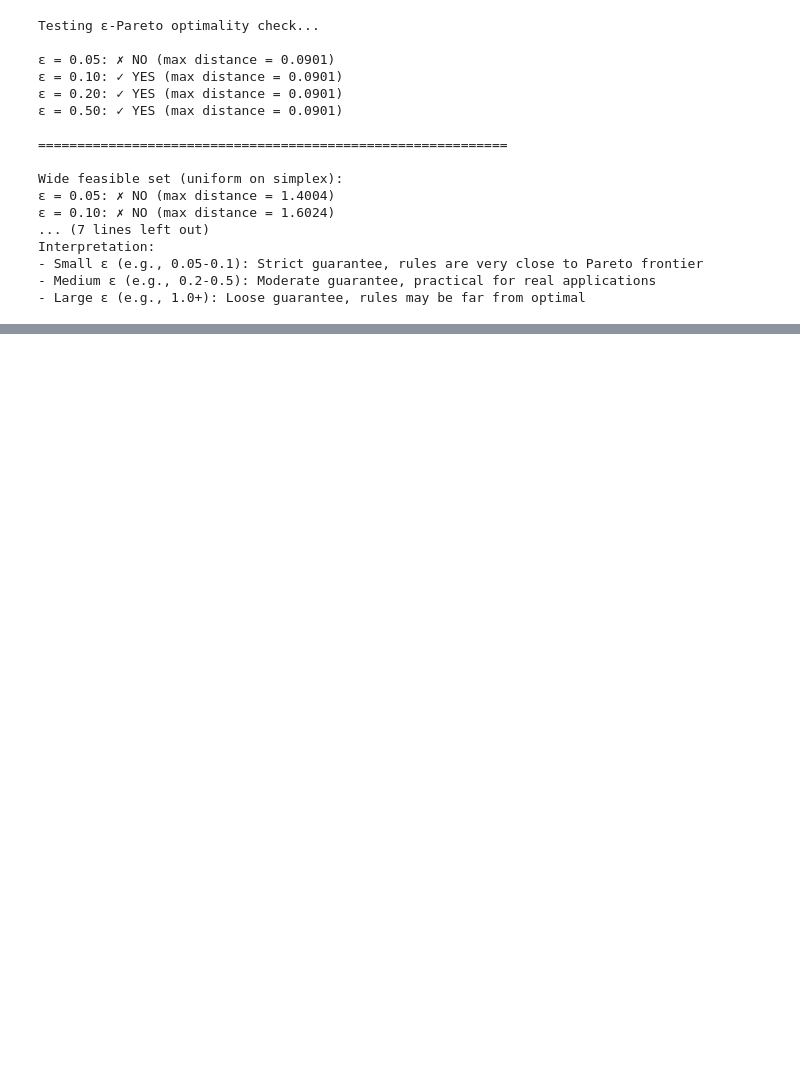
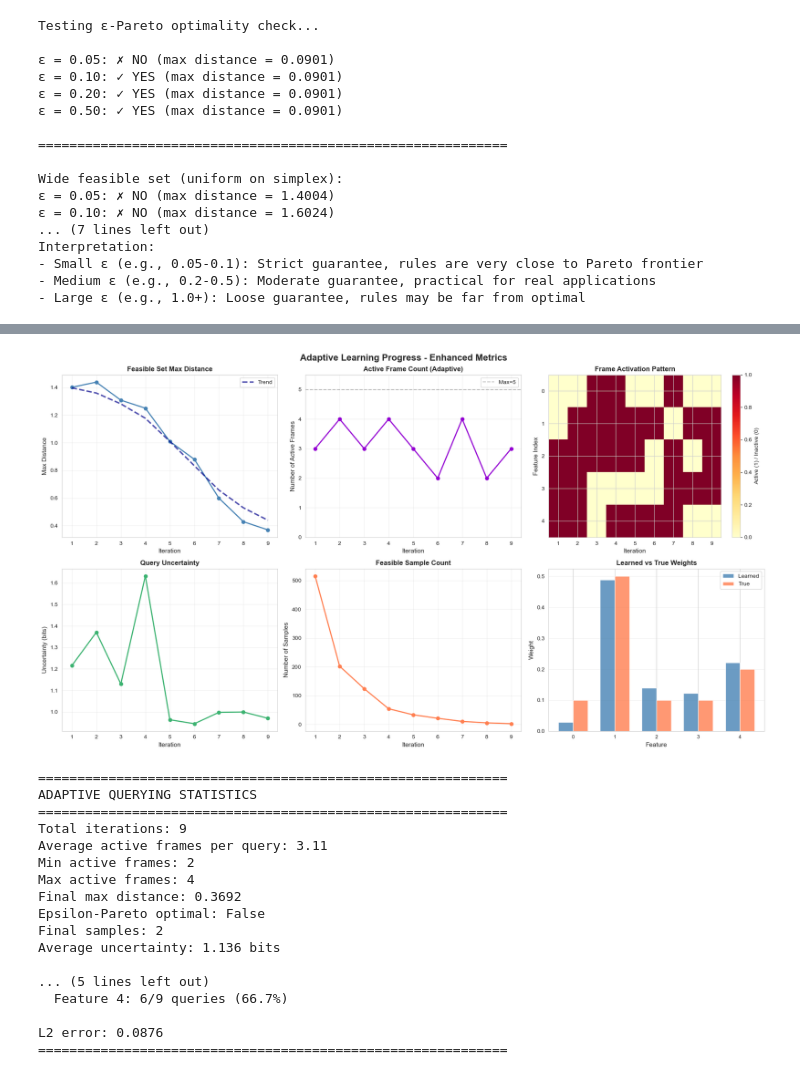
Before and after one commit to michelleeesi/topmodel, a Jupyter notebook: learning-algo/active_frame_learning_adaptive.ipynb, the cells around one changed output, grey strips where cells are left out. Cells and saved outputs as stored; diff of their text form; code cells hidden in the pictures; blank space fills up the shorter version.

```diff
--- a/learning-algo/active_frame_learning_adaptive.ipynb
+++ b/learning-algo/active_frame_learning_adaptive.ipynb
@@ -2099,7 +2151,7 @@ def plot_adaptive_learning_progress(history: List[Dict],
 
     # Extract data from history
     iterations = [h['iteration'] for h in history]
-    diameters = [h['diameter'] for h in history]
+    diameters = [h.get('diameter', h.get('max_distance', 0)) for h in history]
     n_samples_list = [h['n_samples'] for h in history]
     uncertainties = [h['uncertainty'] for h in history]
 
@@ -2122,9 +2174,16 @@ def plot_adaptive_learning_progress(history: List[Dict],
     # Plot 1: Diameter convergence
     ax = axes[0, 0]
     ax.plot(iterations, diameters, 'o-', linewidth=2, markersize=6, color='steelblue')
+    # Add smoothed trend line
+    if len(diameters) > 3:
+        from scipy.ndimage import uniform_filter1d
+        window_size = min(5, len(diameters))
+        smoothed = uniform_filter1d(diameters, size=window_size)
+        ax.plot(iterations, smoothed, '--', linewidth=2.5, color='darkblue', alpha=0.7, label='Trend')
+        ax.legend()
     ax.set_xlabel('Iteration', fontsize=11)
-    ax.set_ylabel('Diameter', fontsize=11)
-    ax.set_title('Feasible Set Diameter', fontsize=12, fontweight='bold')
+    ax.set_ylabel('Max Distance', fontsize=11)
+    ax.set_title('Feasible Set Max Distance', fontsize=12, fontweight='bold')
     ax.grid(True, alpha=0.3)
 
     # Plot 2: Number of active frames (ADAPTIVE-SPECIFIC)
@@ -2186,34 +2245,55 @@ def plot_adaptive_learning_progress(history: List[Dict],
 
     plt.tight_layout()
     plt.show()
 
     # Print adaptive statistics
     print("\n" + "="*60)
     print("ADAPTIVE QUERYING STATISTICS")
     print("="*60)
     print(f"Total iterations: {len(history)}")
     print(f"Average active frames per query: {np.mean(n_active_frames):.2f}")
     print(f"Min active frames: {np.min(n_active_frames)}")
     print(f"Max active frames: {np.max(n_active_frames)}")
-    print(f"Final diameter: {diameters[-1]:.4f}")
+    print(f"Final max distance: {diameters[-1]:.4f}")
+    if history[-1].get("is_epsilon_pareto") is not None:
+        print(f"Epsilon-Pareto optimal: {history[-1]['is_epsilon_pareto']}")
     print(f"Final samples: {n_samples_list[-1]}")
     print(f"Average uncertainty: {np.mean(uncertainties):.3f} bits")
 
     # Frame-specific statistics
     print("\nFrame activation frequency:")
     activation_counts = frame_activation.sum(axis=0)
     for i, count in enumerate(activation_counts):
         pct = 100 * count / len(history)
         print(f"  Feature {i}: {int(count)}/{len(history)} queries ({pct:.1f}%)")
 
     if true_weights is not None:
         l2_error = np.linalg.norm(learned_weights - true_weights)
         print(f"\nL2 error: {l2_error:.4f}")
 
     print("="*60)
 
 # Call the enhanced visualization
 plot_adaptive_learning_progress(history_adaptive, learned_adaptive, true_weights)
+# %% [output]
+[figure, added]
+============================================================
+ADAPTIVE QUERYING STATISTICS
+============================================================
+Total iterations: 9
+Average active frames per query: 3.11
+Min active frames: 2
+Max active frames: 4
+Final max distance: 0.3692
+Epsilon-Pareto optimal: False
+Final samples: 2
+Average uncertainty: 1.136 bits
+
+... (5 lines left out)
+  Feature 4: 6/9 queries (66.7%)
+
+L2 error: 0.0876
+============================================================
 # %%
 # Experiment: Impact of number of candidates on convergence
 def run_convergence_experiment(k_values: List[int],
```
Also changed, not shown: parts of 15 cells of this notebook, 1 other file.
